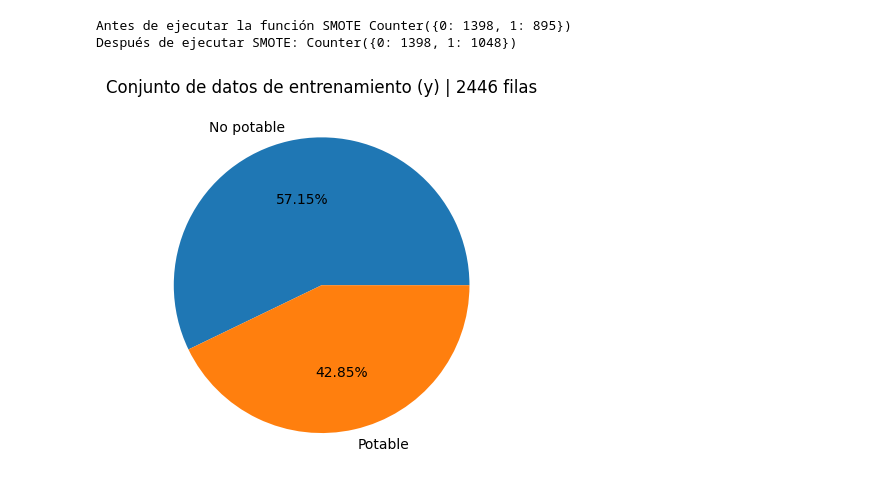
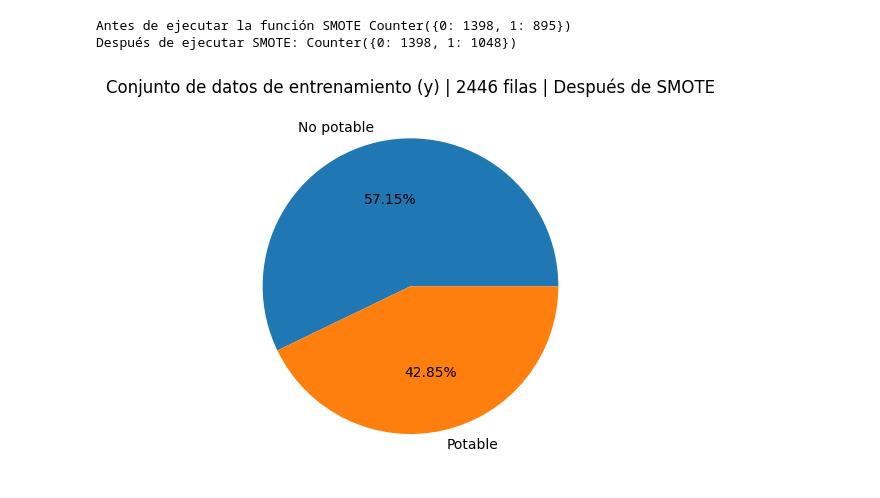
Before and after one commit to Dani19866/Red-Neuronal-Multicapa-Kaggle.com, a Jupyter notebook: model.ipynb, the cells around one changed output. Drawn from its saved outputs; the diff is of its cells as text; code cells hidden in the pictures.

```diff
--- a/model.ipynb
+++ b/model.ipynb
@@ -300,23 +300,23 @@ Después de ejecutar SMOTE: Counter({0: 1398, 1: 1048})
 # %%
 # ==========================================================================
 # INFO: Visualizar proporcionar de datos X_train/y_train
 # ==========================================================================
 
 # Tamaño total de la muestra
 y_train_tamaño_muestra = y_train.count()
 
 # Total de valores no potables (Potability = 0)
 y_train_num_no_potable = y_train.value_counts()[0]
 
 # Total de valores no potables (Potability = 1)
 y_train_num_potable = y_train.value_counts()[1]
 
 fig, ax = plt.subplots()
 plt.pie([y_train_num_no_potable, y_train_num_potable], labels=["No potable", "Potable"], autopct='%.2f%%')
-plt.title(f"Conjunto de datos de entrenamiento (y) | {y_train_tamaño_muestra} filas")
+plt.title(f"Conjunto de datos de entrenamiento (y) | {y_train_tamaño_muestra} filas | Después de SMOTE")
 plt.show()
 # %% [output]
-[figure, old version]
+[figure, new version]
 # %%
 
 # 2. Análisis de importanica de características
```
Also changed, not shown: parts of 1 cell of this notebook.
